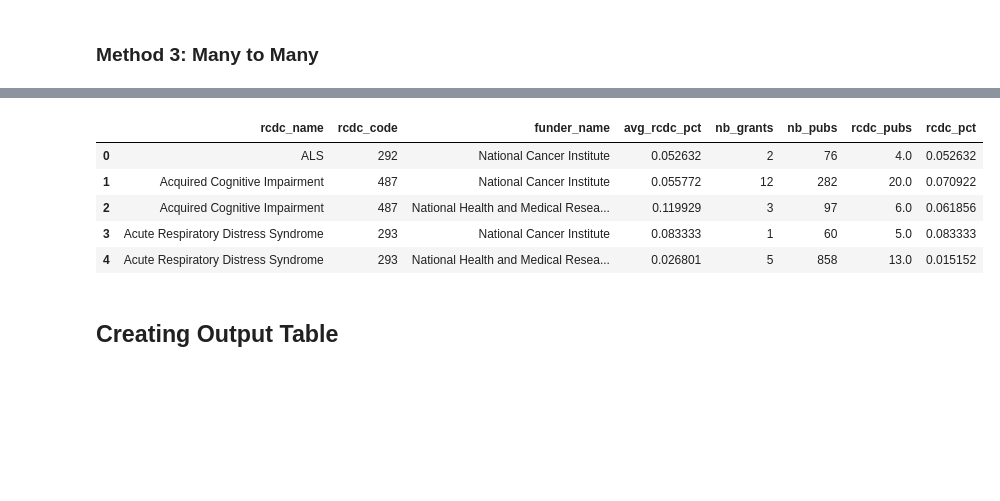
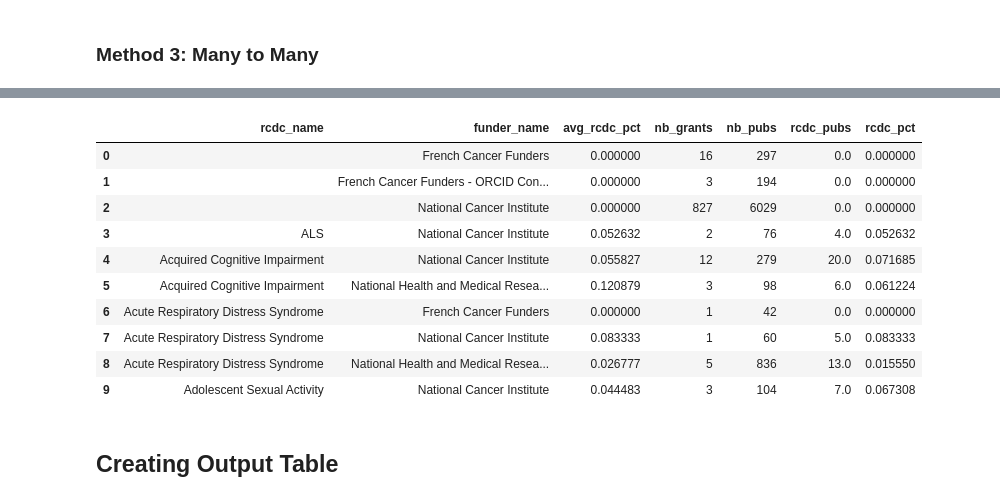
Before and after one commit to Coleridge-Initiative/helios, a Jupyter notebook: scripts/comparison_analysis.ipynb, the cells around one changed output, grey strips where cells are left out. Saved outputs shown, nothing was run; the diff lists cells and outputs as text; code cells hidden in the pictures; blank space fills up the shorter version.

```diff
--- a/scripts/comparison_analysis.ipynb
+++ b/scripts/comparison_analysis.ipynb
@@ -38,6 +38,10 @@ inca_funders += ["Ministère des Affaires sociales et de la Santé"]
 inca_funded_grnts = inca_grnts[(inca_grnts['funder_name'].isin(inca_funders))
                                & (pd.DatetimeIndex(inca_grnts['start_date']).year>=2007)
                                & (pd.DatetimeIndex(inca_grnts['start_date']).year<=2012)].reset_index(drop=True)
+# %%
+# Replace Funder Names by "French Funders"
+del inca_funded_grnts['funder_name']
+inca_funded_grnts['funder_name'] = "INCa/INSERM/DGOS"
 # %%
 # Inca ORCID-responses: keep only when there was an ORCID response.
 inca_orcid_responses = inca_orcid_responses[inca_orcid_responses['ORCID Return']=="YES"].reset_index(drop=True)
@@ -627,15 +615,16 @@ max      23351.000000    223.000000
 #### Grant RCDC Codes
 # %%
 funded_grnt_rcdc = funded_grnts[['grant_id', 'rcdc_codes', 'rcdc_names']].drop_duplicates()
-funded_grnt_rcdc = funded_grnt_rcdc[funded_grnt_rcdc['rcdc_codes'].notnull()].reset_index()
+funded_grnt_rcdc = funded_grnt_rcdc[funded_grnt_rcdc['rcdc_names'].notnull()].reset_index()
 temp1 = pd.concat([Series(row['grant_id'], row['rcdc_names'].split('; '))
                    for _, row in funded_grnt_rcdc.iterrows()]).reset_index()
 temp1.columns = ['rcdc_name', 'grant_id']
-temp2 = pd.concat([Series(row['grant_id'], row['rcdc_codes'].split('; '))
-                   for _, row in funded_grnt_rcdc.iterrows()]).reset_index()
-temp2.columns = ['rcdc_code', 'grant_id_2']
-funded_grnt_rcdc = pd.concat([temp1, temp2], axis=1)
-del funded_grnt_rcdc['grant_id_2']
+# temp2 = pd.concat([Series(row['grant_id'], row['rcdc_codes'].split('; '))
+#                    for _, row in funded_grnt_rcdc.iterrows()]).reset_index()
+# temp2.columns = ['rcdc_code', 'grant_id_2']
+# funded_grnt_rcdc = pd.concat([temp1, temp2], axis=1)
+# del funded_grnt_rcdc['grant_id_2']
+funded_grnt_rcdc = temp1.copy()
 # %%
 funded_grnt_rcdc.head()
 # %% [output]
@@ -895,10 +885,10 @@ rcdc_comp_grnts = rcdc_comp.copy()
 # del rcdc_comp_grnts['rsr_id']
 # rcdc_comp_grnts = rcdc_comp_grnts.drop_duplicates().reset_index(drop=True)
 
-rcdc_comp_grnts = rcdc_comp_grnts.groupby(['rcdc_name', 'grant_id', 'rcdc_code', 'funder_name', 'funding_amount'])
+rcdc_comp_grnts = rcdc_comp_grnts.groupby(['rcdc_name', 'grant_id', 'funder_name', 'funding_amount'])
 rcdc_comp_grnts = pd.DataFrame({'nb_pubs': rcdc_comp_grnts.size()
                                 , 'rcdc_pubs': rcdc_comp_grnts['flag'].sum()
                                }).reset_index()
 rcdc_comp_grnts['rcdc_pct'] = rcdc_comp_grnts['rcdc_pubs']/rcdc_comp_grnts['nb_pubs']
-rcdc_comp_grnts.sort_values('grant_id').head()
+rcdc_comp_grnts.sort_values('grant_id').head(10)
 # %% [output]
@@ -911,19 +906,24 @@ rcdc_comp_grnts.sort_values('grant_id').head()
 # %%
-rcdc_comp_fund = rcdc_comp_grnts.groupby(['rcdc_name', 'rcdc_code', 'funder_name'])
+rcdc_comp_fund = rcdc_comp_grnts.groupby(['rcdc_name', 'funder_name'])
 rcdc_comp_fund = pd.DataFrame({'nb_grants': rcdc_comp_fund.size()
                                , 'nb_pubs': rcdc_comp_fund['nb_pubs'].sum()
                                , 'rcdc_pubs': rcdc_comp_fund['rcdc_pubs'].sum()
                                , 'avg_rcdc_pct': rcdc_comp_fund['rcdc_pct'].mean()
                               }).reset_index()
 rcdc_comp_fund['rcdc_pct'] = rcdc_comp_fund['rcdc_pubs']/rcdc_comp_fund['nb_pubs']
-rcdc_comp_fund.sort_values(['rcdc_name', 'funder_name']).head()
+rcdc_comp_fund.sort_values(['rcdc_name', 'funder_name']).head(10)
 # %% [output]
-|  | rcdc_name | rcdc_code | funder_name | avg_rcdc_pct | nb_grants | nb_pubs | rcdc_pubs | rcdc_pct |
-| 0 | ALS | 292 | National Cancer Institute | 0.052632 | 2 | 76 | 4.0 | 0.052632 |
-| 1 | Acquired Cognitive Impairment | 487 | National Cancer Institute | 0.055772 | 12 | 282 | 20.0 | 0.070922 |
-| 2 | Acquired Cognitive Impairment | 487 | National Health and Medical Resea... | 0.119929 | 3 | 97 | 6.0 | 0.061856 |
-| 3 | Acute Respiratory Distress Syndrome | 293 | National Cancer Institute | 0.083333 | 1 | 60 | 5.0 | 0.083333 |
-| 4 | Acute Respiratory Distress Syndrome | 293 | National Health and Medical Resea... | 0.026801 | 5 | 858 | 13.0 | 0.015152 |
+|  | rcdc_name | funder_name | avg_rcdc_pct | nb_grants | nb_pubs | rcdc_pubs | rcdc_pct |
+| 0 |  | French Cancer Funders | 0.000000 | 16 | 297 | 0.0 | 0.000000 |
+| 1 |  | French Cancer Funders - ORCID Con... | 0.000000 | 3 | 194 | 0.0 | 0.000000 |
+| 2 |  | National Cancer Institute | 0.000000 | 827 | 6029 | 0.0 | 0.000000 |
+| 3 | ALS | National Cancer Institute | 0.052632 | 2 | 76 | 4.0 | 0.052632 |
+| 4 | Acquired Cognitive Impairment | National Cancer Institute | 0.055827 | 12 | 279 | 20.0 | 0.071685 |
+| 5 | Acquired Cognitive Impairment | National Health and Medical Resea... | 0.120879 | 3 | 98 | 6.0 | 0.061224 |
+| 6 | Acute Respiratory Distress Syndrome | French Cancer Funders | 0.000000 | 1 | 42 | 0.0 | 0.000000 |
+| 7 | Acute Respiratory Distress Syndrome | National Cancer Institute | 0.083333 | 1 | 60 | 5.0 | 0.083333 |
+| 8 | Acute Respiratory Distress Syndrome | National Health and Medical Resea... | 0.026777 | 5 | 836 | 13.0 | 0.015550 |
+| 9 | Adolescent Sexual Activity | National Cancer Institute | 0.044483 | 3 | 104 | 7.0 | 0.067308 |
 # %% [markdown]
 ## Creating Output Table
 # %% [markdown]
```
Also changed, not shown: parts of 34 cells of this notebook, 6 other files.
